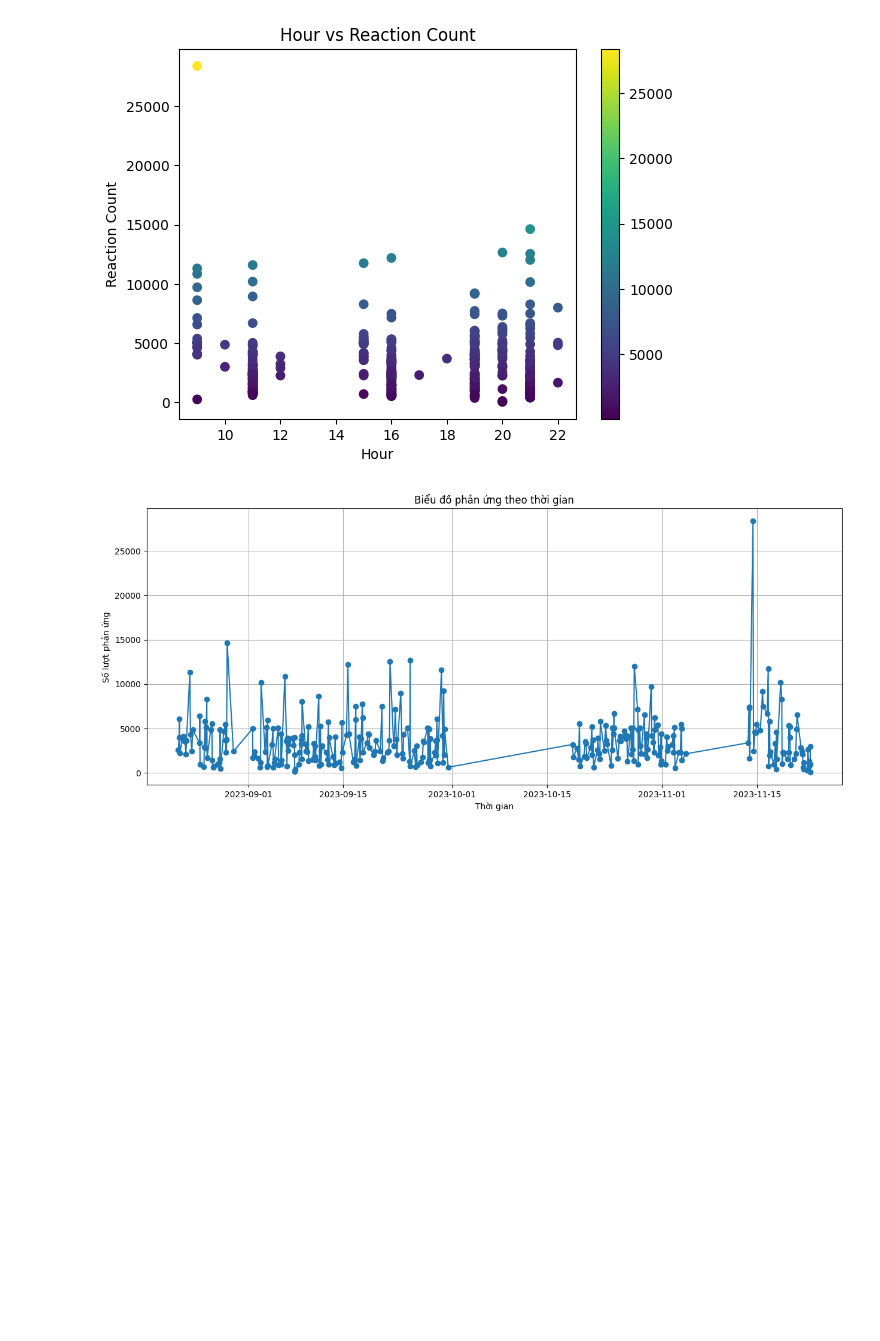
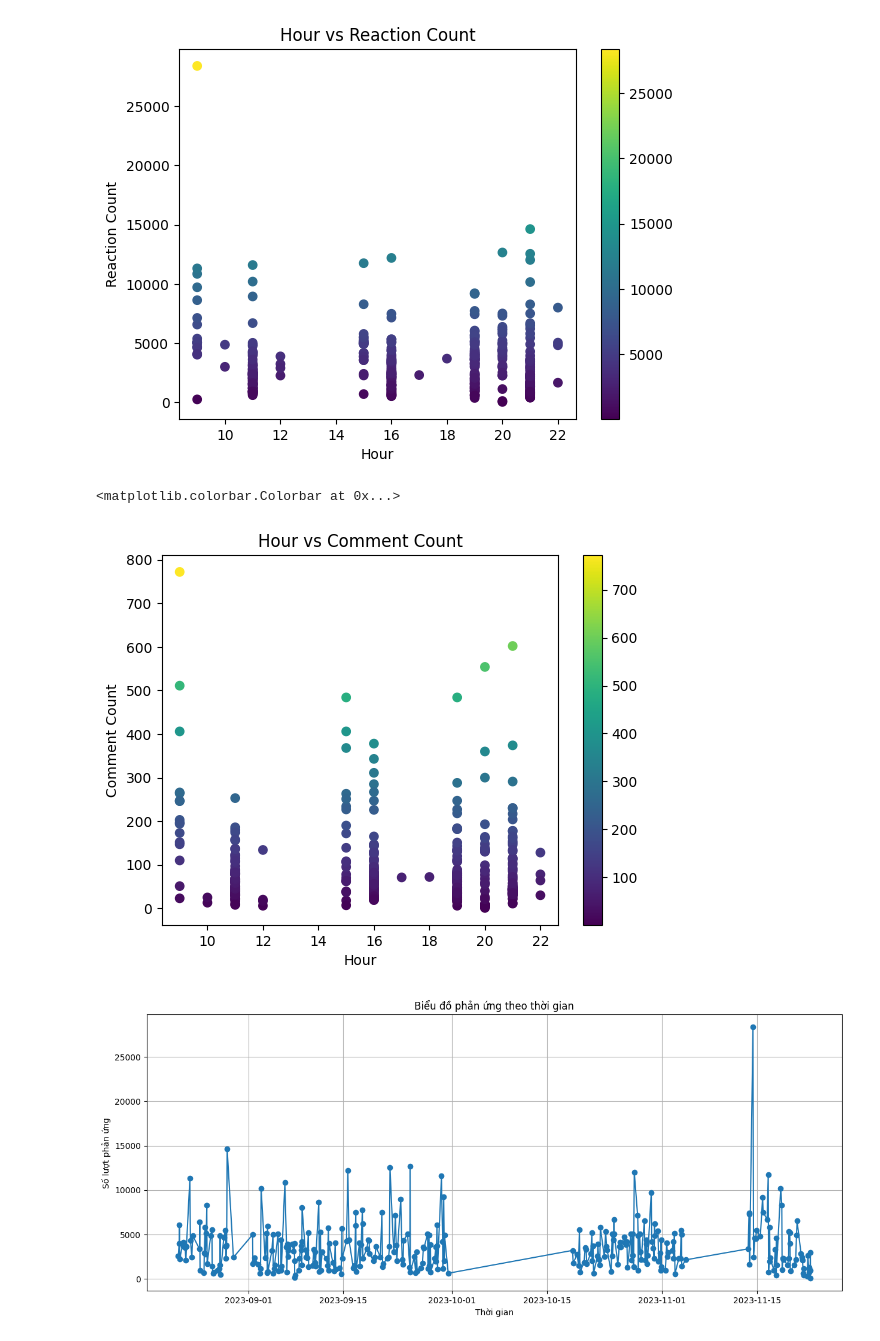
Before and after one commit to hoandkjxhbfhk/finalproject-, a Jupyter notebook: Analyze_data.ipynb, the cells around one changed output. Drawn from its saved outputs; the diff is of its cells as text; code cells hidden in the pictures; blank space fills up the shorter version.

```diff
--- a/Analyze_data.ipynb
+++ b/Analyze_data.ipynb
@@ -494,6 +532,15 @@ plt.colorbar()
 # %% [output]
 <matplotlib.colorbar.Colorbar at 0x...>
 [figure]
+# %%
+plt.scatter(df['hour'], df['comments'], c=df['comments'])
+plt.title('Hour vs Comment Count')
+plt.xlabel('Hour')
+plt.ylabel('Comment Count')
+plt.colorbar()
+# %% [output]
+<matplotlib.colorbar.Colorbar at 0x...>
+[figure, added]
 # %%
 plt.figure(figsize=(15, 6))
 plt.plot(df['time'], df['reaction_count'], marker='o',linestyle='-')
```
Also changed, not shown: parts of 27 cells of this notebook, 3 other files.
